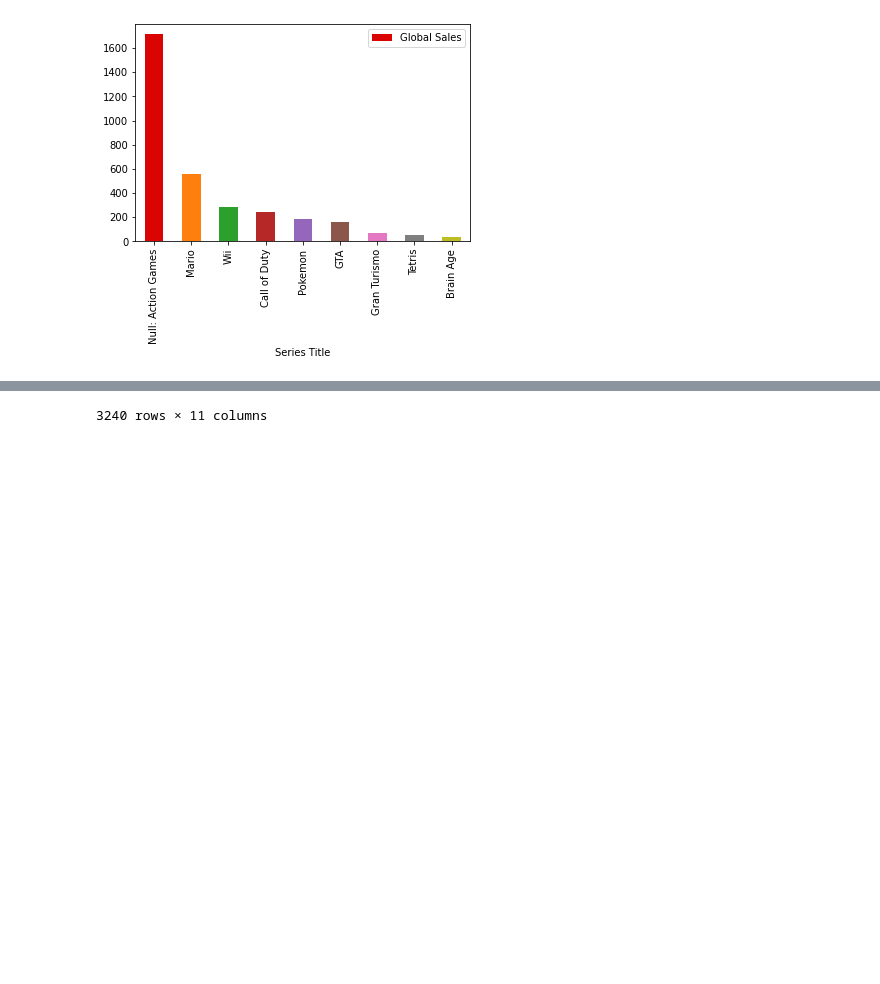
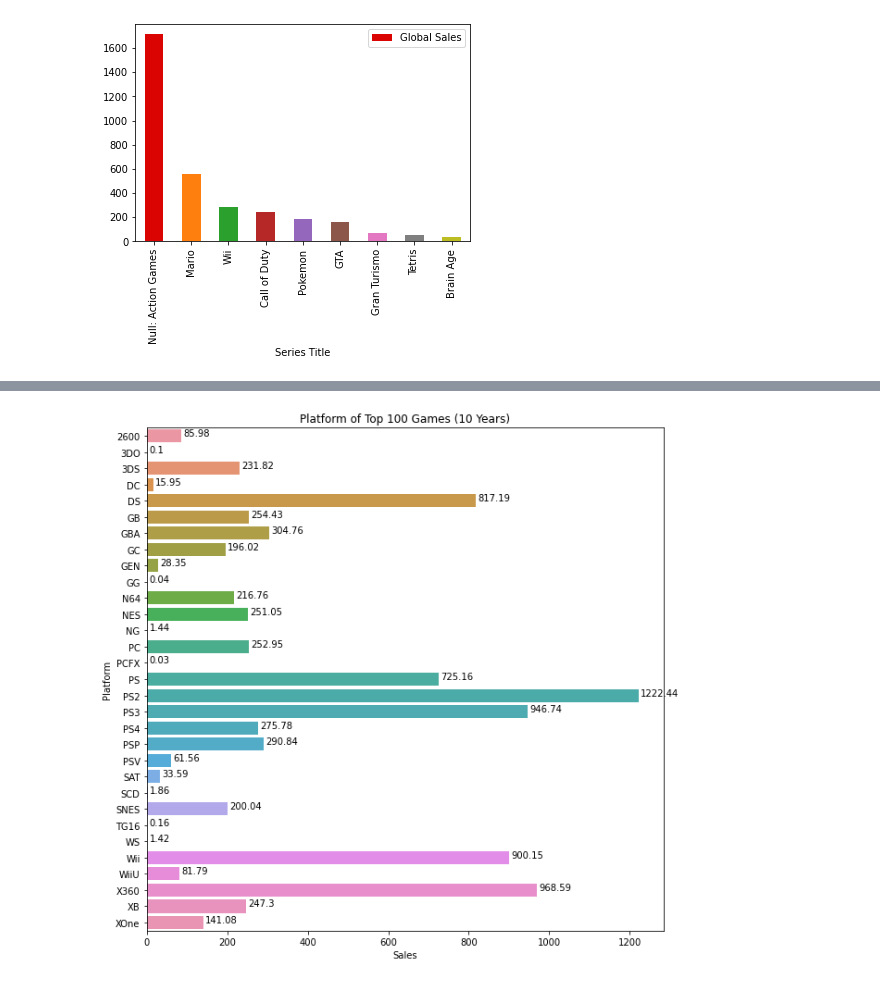
Before and after one commit to ysooch0819/Codestates-AIB-projects, a Jupyter notebook: ai16_section1_project_윤수창.ipynb, the cells around one changed output, grey strips where cells are left out. Drawn from its saved outputs; the diff is of its cells as text; code cells hidden in the pictures; blank space fills up the shorter version.

```diff
--- a/ai16_section1_project_윤수창.ipynb
+++ b/ai16_section1_project_윤수창.ipynb
@@ -319,4 +319,20 @@ Action 장르 전체 판매량: 1712.98
 test = df1[df1.Genre == 'Action'].sort_values('Total_Sales', ascending=False).reset_index(drop=False)
 test
 # sns.barplot(data = test, x= 'Name', y='Total_Sales')
+
+
+# top100 Platform 그래프
+top100_platform = df1.groupby(['Platform'])['Total_Sales'].sum().reset_index()
+platform = top100_platform['Platform'].values
+plt.figure(figsize=(10, 10))
+top100_platform_sales = sns.barplot(x ='Total_Sales', y='Platform', data=top100_platform)
+cnt = 0
+for value in top100_platform['Total_Sales']:
+    top100_platform_sales.text(x=value + 5, y=cnt, s=str(round(value,2)),
+            color='black', size=10)
+    cnt+=1
+plt.title('Platform of Top 100 Games (10 Years)')
+plt.xlabel('Sales')
+plt.ylabel('Platform')
+plt.show()
 # %% [output]
@@ -335 +339 @@ test
-3240 rows × 11 columns
+[figure, added]
```
Also changed, not shown: parts of 4 cells of this notebook.
